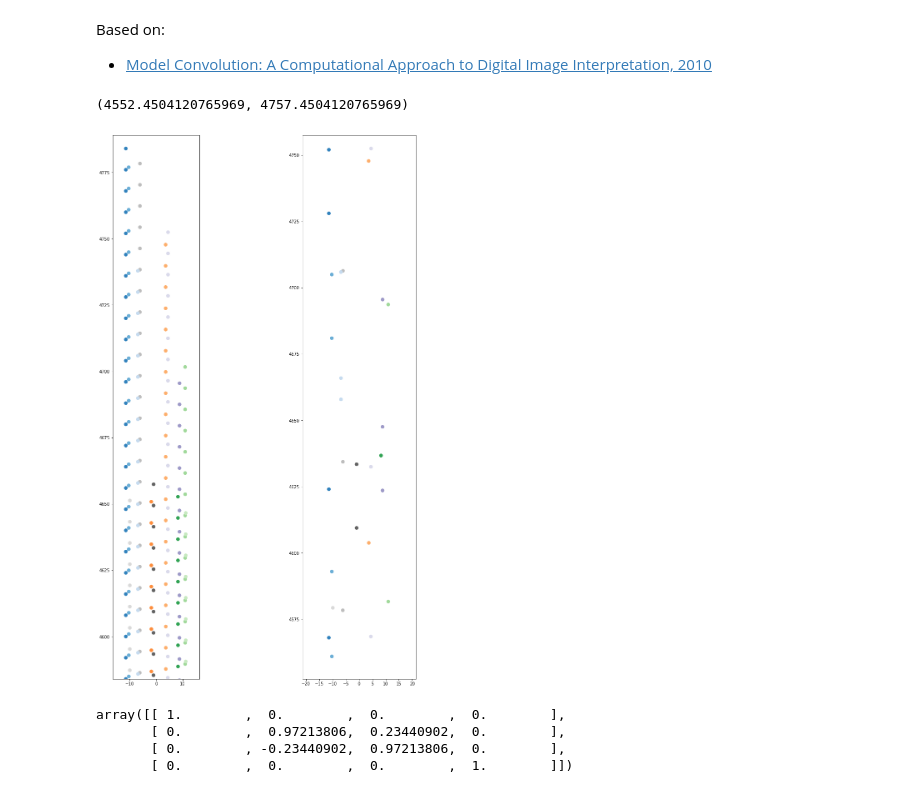
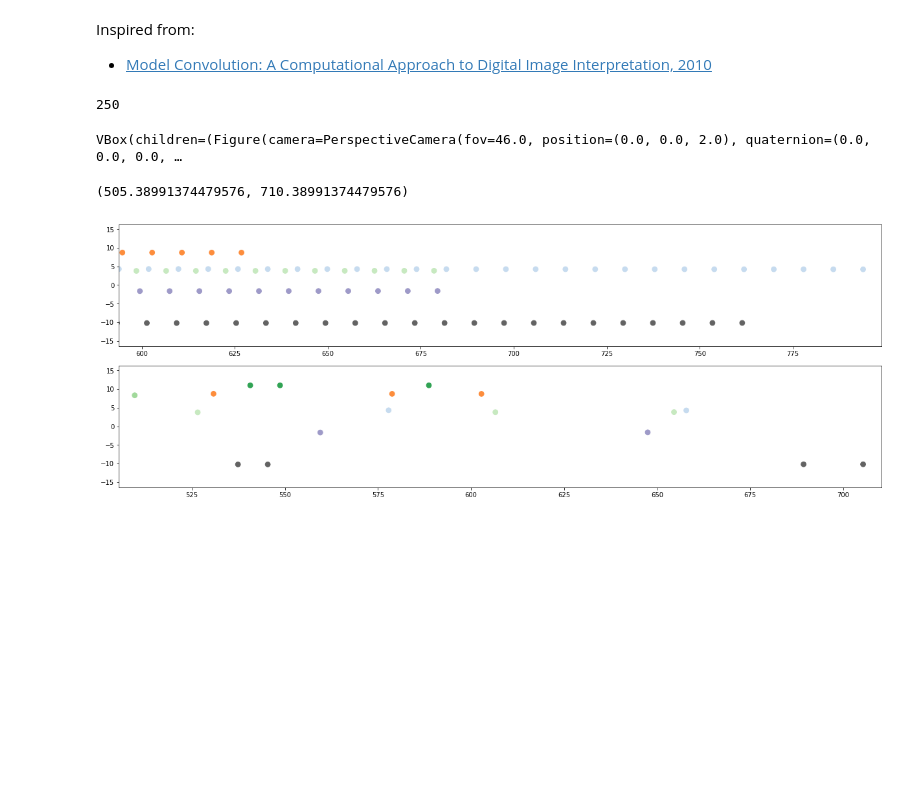
Before and after one commit to brouhardlab/anamic, a Jupyter notebook: notebooks/Simulate_Microscope_Images.ipynb, the cells around one changed output. Cells and saved outputs as stored; diff of their text form; code cells hidden in the pictures; blank space fills up the shorter version.

Commit message:
Microscope image almost done

```diff
--- a/notebooks/Simulate_Microscope_Images.ipynb
+++ b/notebooks/Simulate_Microscope_Images.ipynb
@@ -1,5 +1,5 @@
 # %% [markdown]
-Based on:
+Inspired from:
 
 - [Model Convolution: A Computational Approach to Digital Image Interpretation, 2010](https://www.ncbi.nlm.nih.gov/pmc/articles/PMC2864900/)
 # %%
@@ -24,17 +33,22 @@ import skimage
 # - y corresponds to each protofilaments.
 
 n_pf = 13
-n_rows = 600
+long_dimer_distance = 8  # nm
+mt_length = 2000  # nm
+taper_length_nm = 500  # nm
+n_rows = int(np.round(mt_length / long_dimer_distance))
+print(n_rows)
 
 dimers = np.ones((n_pf, n_rows))
-dimers = anamic.structure.generate_random_tapers(dimers, 0, 20)
+dimers = anamic.structure.generate_uniform_taper(dimers, taper_length_nm=taper_length_nm)
 
-#_ = anamic.viz.viz_dimers(dimers, start_row=0, grid=True)
+#_ = anamic.viz.viz_dimers(dimers, start_row=-200, grid=True)
 
 # Calculate the x, y and z positions of each dimers.
 positions = anamic.structure.get_dimer_positions(dimers)
 
 # Apply a random rotation parallell to the surface (along the z axis)
+# This is to avoid having the seam always at the same location.
 rotation = np.deg2rad(np.random.randn() * 360)
 Rz = anamic.transformations.rotation_matrix(rotation, [0, 0, 1])
 positions[['x', 'y', 'z']] = np.dot(positions[['x', 'y', 'z']].values, Rz[:3, :3].T)
@@ -43,40 +57,36 @@ positions[['x', 'y', 'z']] = np.dot(positions[['x', 'y', 'z']].values, Rz[:3, :3
 labeling_ratio = 0.1
 positions['labeled'] = np.random.random(positions.shape[0]) < labeling_ratio
 
-#anamic.viz.viz_dimer_positions(positions, size=0.4, color_feature_name='pf')
+anamic.viz.viz_dimer_positions(positions, size=0.4, color_feature_name='pf')
+# %% [output]
+250
+VBox(children=(Figure(camera=PerspectiveCamera(fov=46.0, position=(0.0, 0.0, 2.0), quaternion=(0.0, 0.0, 0.0, …
 # %%
 # Visualize projected dimer positions on a plan.
 
 # We choose the XZ plan for projection so no need to project positions.
 
 positions[['x_proj', 'y_proj']] = positions[['x', 'z']].copy()
 
 color_feature_name = 'pf'
 marker_size = 60
 colormap = 'tab20c'
 
-fig, axs = plt.subplots(ncols=2, figsize=(16, 24))
+fig, axs = plt.subplots(nrows=2, figsize=(18, 6), constrained_layout=True)
 
 selected_dimers = positions[(positions['visible'] == True)]
-axs[0].scatter(selected_dimers['x_proj'], selected_dimers['y_proj'], c=selected_dimers[color_feature_name],s=marker_size, cmap=colormap)
+axs[0].scatter(selected_dimers['y_proj'], selected_dimers['x_proj'], c=selected_dimers[color_feature_name],s=marker_size, cmap=colormap)
 axs[0].set_aspect('equal')
-axs[0].set_xlim(selected_dimers['x_proj'].min() - 5, selected_dimers['x_proj'].max() + 5)
-axs[0].set_ylim(selected_dimers['y_proj'].max() - 200, selected_dimers['y_proj'].max() + 5)
+axs[0].set_ylim(selected_dimers['x_proj'].min() - 5, selected_dimers['x_proj'].max() + 5)
+axs[0].set_xlim(selected_dimers['y_proj'].max() - 200, selected_dimers['y_proj'].max() + 5)
 
 selected_dimers = positions[(positions['visible'] == True) & (positions['labeled'] == True)]
-axs[1].scatter(selected_dimers['x_proj'], selected_dimers['z'], c=selected_dimers[color_feature_name], s=marker_size, cmap=colormap)
+axs[1].scatter(selected_dimers['y_proj'], selected_dimers['x_proj'], c=selected_dimers[color_feature_name], s=marker_size, cmap=colormap)
 axs[1].set_aspect('equal')
-axs[1].set_xlim(selected_dimers['x_proj'].min() - 10, selected_dimers['x_proj'].max() + 10)
-axs[1].set_ylim(selected_dimers['y_proj'].max() - 200, selected_dimers['y_proj'].max() + 5)
+axs[1].set_ylim(selected_dimers['x_proj'].min() - 5, selected_dimers['x_proj'].max() + 5)
+axs[1].set_xlim(selected_dimers['y_proj'].max() - 200, selected_dimers['y_proj'].max() + 5)
 # %% [output]
-(4552.4504120765969, 4757.4504120765969)
+(505.38991374479576, 710.38991374479576)
-[figure, old version]
+[figure, new version]
-# %%
-Rx
-# %% [output]
-array([[ 1.        ,  0.        ,  0.        ,  0.        ],
-       [ 0.        ,  0.97213806,  0.23440902,  0.        ],
-       [ 0.        , -0.23440902,  0.97213806,  0.        ],
-       [ 0.        ,  0.        ,  0.        ,  1.        ]])
 # %%
 # Apply a random rotation of the projected microtubule
```
Also changed, not shown: parts of 15 cells of this notebook, 1 other file.
